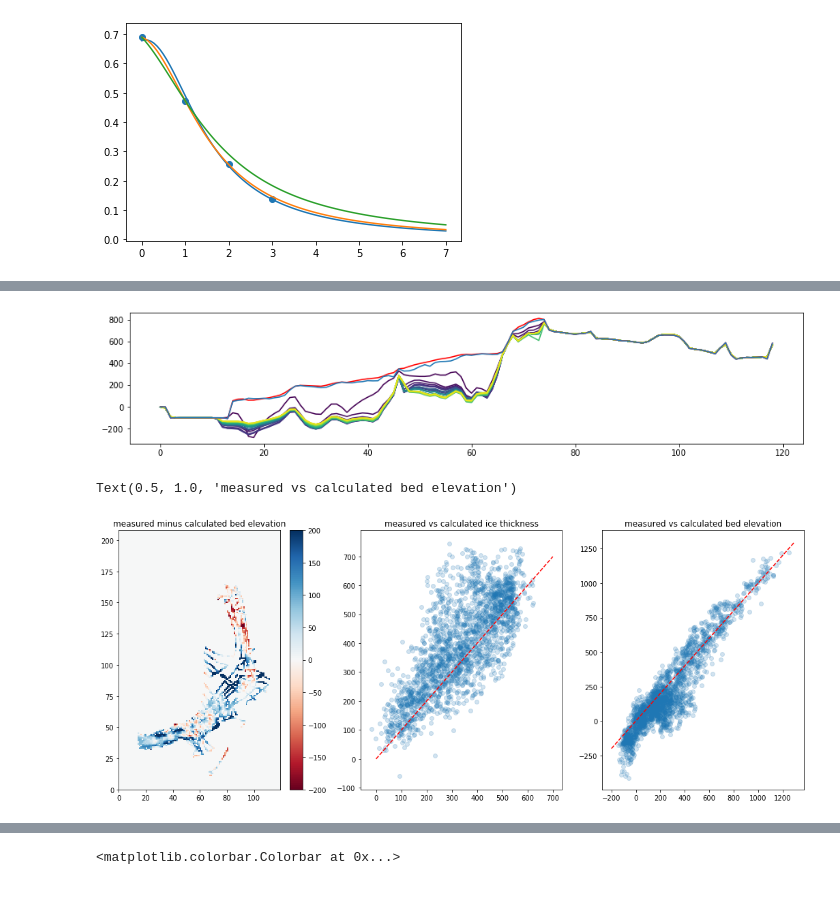
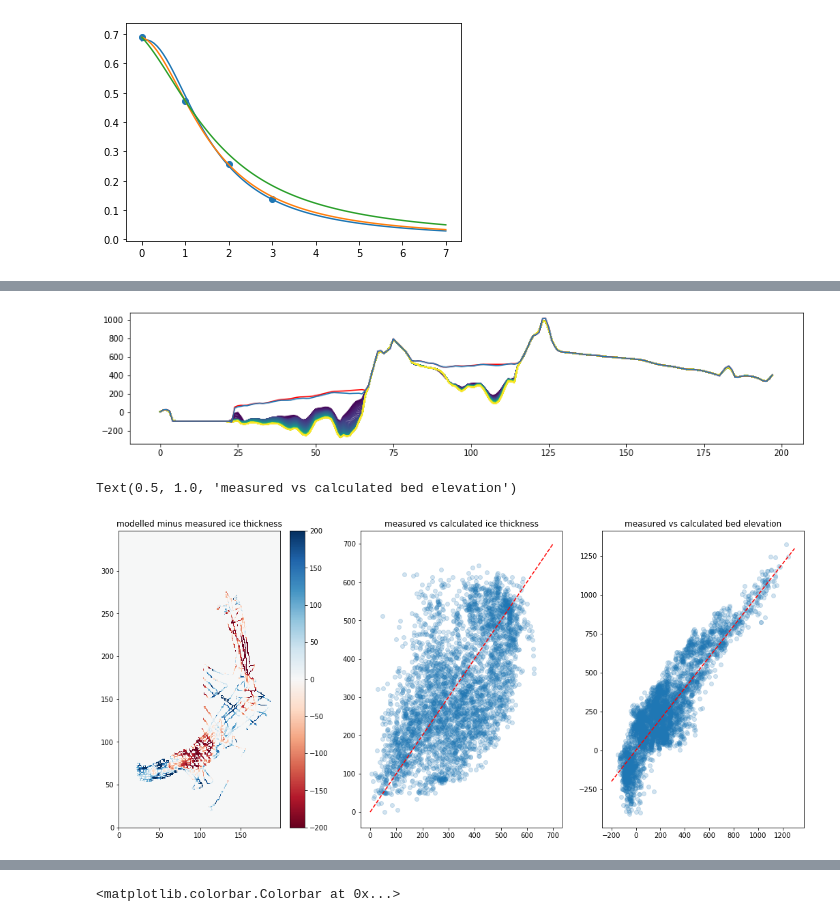
Before and after one commit to hahohe1892/thick_inv, a Jupyter notebook: auto_analysis.ipynb, the cells around one changed output, grey strips where cells are left out. Saved outputs shown, nothing was run; the diff lists cells and outputs as text; code cells hidden in the pictures; blank space fills up the shorter version.

```diff
--- a/auto_analysis.ipynb
+++ b/auto_analysis.ipynb
@@ -21,7 +21,7 @@ import pandas as pd
 import scipy.io
 from model import *
 # %%
-with open('./auto_data/Kronebreen_auto_1420_it_parameters.p_friction_500_it_fields.vel_mes_it_parameters.pmax_3000_it_parameters.delta_surf_0.05__0.pkl', 'rb') as inp:
+with open('./auto_data/Kronebreen_auto_1420_it_parameters.p_friction_1000_it_fields.vel_mes_it_parameters.pmax_4997__0.pkl', 'rb') as inp:
     md = pickle.load(inp)
 # %%
 print(md.warnings)
@@ -122,11 +113,11 @@ ax[1].set_ylim([40,150])
 colormap = plt.cm.viridis
 colors = [colormap(i) for i in np.linspace(0, 1,len(md.series.B_rec_all))]
 fig, ax = plt.subplots(figsize=(15,3))
-for i in range(0,len(md.series.B_rec_all),100):
-    lines = ax.plot(gauss_filter(md.series.B_rec_all[i],.5,3)[40,:], color = colors[i])
-lines = ax.plot((md.series.S_rec_all[-1])[40,:], color = 'r')
+for i in range(0,len(md.series.B_rec_all),1):
+    lines = ax.plot(gauss_filter(md.series.B_rec_all[i],.5,3)[60,:], color = colors[i])
+lines = ax.plot((md.series.S_rec_all[-1])[60,:], color = 'r')
 #line = ax.plot(((md.it_products.h_rec+md.it_fields.B_rec)*md.it_fields.mask)[40,:], 'b')
-line = ax.plot((md.it_fields.S_ref)[40,:])
+line = ax.plot((md.it_fields.S_ref)[60,:])
 # %% [output]
-[figure, old version]
+[figure, new version]
 # %%
@@ -136,25 +127,26 @@ data.build_input()
 radar = radar_data()
 radar.rad_as_array(data)
 # %%
-it_step = 2300
-fig, ax = plt.subplots(1,3, figsize=(18,7))
-field = ax[0].pcolor(((md.series.S_rec_all[it_step]-md.series.B_rec_all[it_step])-(md.it_fields.S_ref - radar.bed_arr))*radar.mask_arr*md.it_fields.mask, vmax = 200, vmin = -200, cmap='RdBu')
-#field = ax[0].pcolor(((data.thk_Millan)-(md.it_fields.S_ref - radar.bed_arr))*radar.mask_arr*md.it_fields.mask, vmax = 200, vmin = -200, cmap='RdBu')
+it_step = -1
+fig, ax = plt.subplots(1,3, figsize=(18,8))
+field = ax[0].pcolor((((md.series.S_rec_all[it_step]-md.series.B_rec_all[it_step])-(md.it_fields.S_ref - radar.bed_arr))*radar.mask_arr*md.it_fields.mask), vmax = 200, vmin = -200, cmap='RdBu')
+#field = ax[0].pcolor(((test)-(md.it_fields.S_ref - radar.bed_arr))*radar.mask_arr*md.it_fields.mask, vmax = 200, vmin = -200, cmap='RdBu')
 fig.colorbar(field, ax = ax[0])
 
 line = ax[1].plot(range(700), range(700), '--', c='r')
 scatter = ax[1].scatter((md.it_fields.S_ref-radar.bed_arr)[np.logical_and(radar.mask_arr==1, md.it_fields.mask==1)], (md.series.S_rec_all[it_step]-md.series.B_rec_all[it_step])[np.logical_and(radar.mask_arr==1, md.it_fields.mask==1)], marker='o', alpha=.2)
-#scatter = ax[1].scatter((md.it_fields.S_ref-radar.bed_arr)[np.logical_and(radar.mask_arr==1, md.it_fields.mask==1)], data.thk_Millan[np.logical_and(radar.mask_arr==1, md.it_fields.mask==1)], marker='o', alpha=.2, c='r')
+##scatter = ax[1].scatter((md.it_fields.S_ref-radar.bed_arr)[np.logical_and(radar.mask_arr==1, md.it_fields.mask==1)], test[np.logical_and(radar.mask_arr==1, md.it_fields.mask==1)], marker='o', alpha=.2, c='r')
 
 scatter = ax[2].scatter(radar.bed_arr[np.logical_and(radar.mask_arr==1, md.it_fields.mask==1)], (md.series.B_rec_all[it_step])[np.logical_and(radar.mask_arr==1, md.it_fields.mask==1)], marker='o', alpha=.2)
 line = ax[2].plot(range(-200, 1300), range(-200, 1300), '--', c='r')
 
-ax[0].set_title('measured minus calculated bed elevation')
+ax[0].set_title('modelled minus measured ice thickness')
 ax[1].set_title('measured vs calculated ice thickness')
 ax[2].set_title('measured vs calculated bed elevation')
+#plt.savefig('mod_minus_mes_thickness.png', res=400)
 # %% [output]
 Text(0.5, 1.0, 'measured vs calculated bed elevation')
-[figure, old version]
+[figure, new version]
 # %%
 test = md.series.S_rec_all[it_step] - md.series.B_rec_all[it_step]
 test[md.it_fields.mask==0]=np.nan
```
Also changed, not shown: parts of 23 cells of this notebook, 2 other files.
